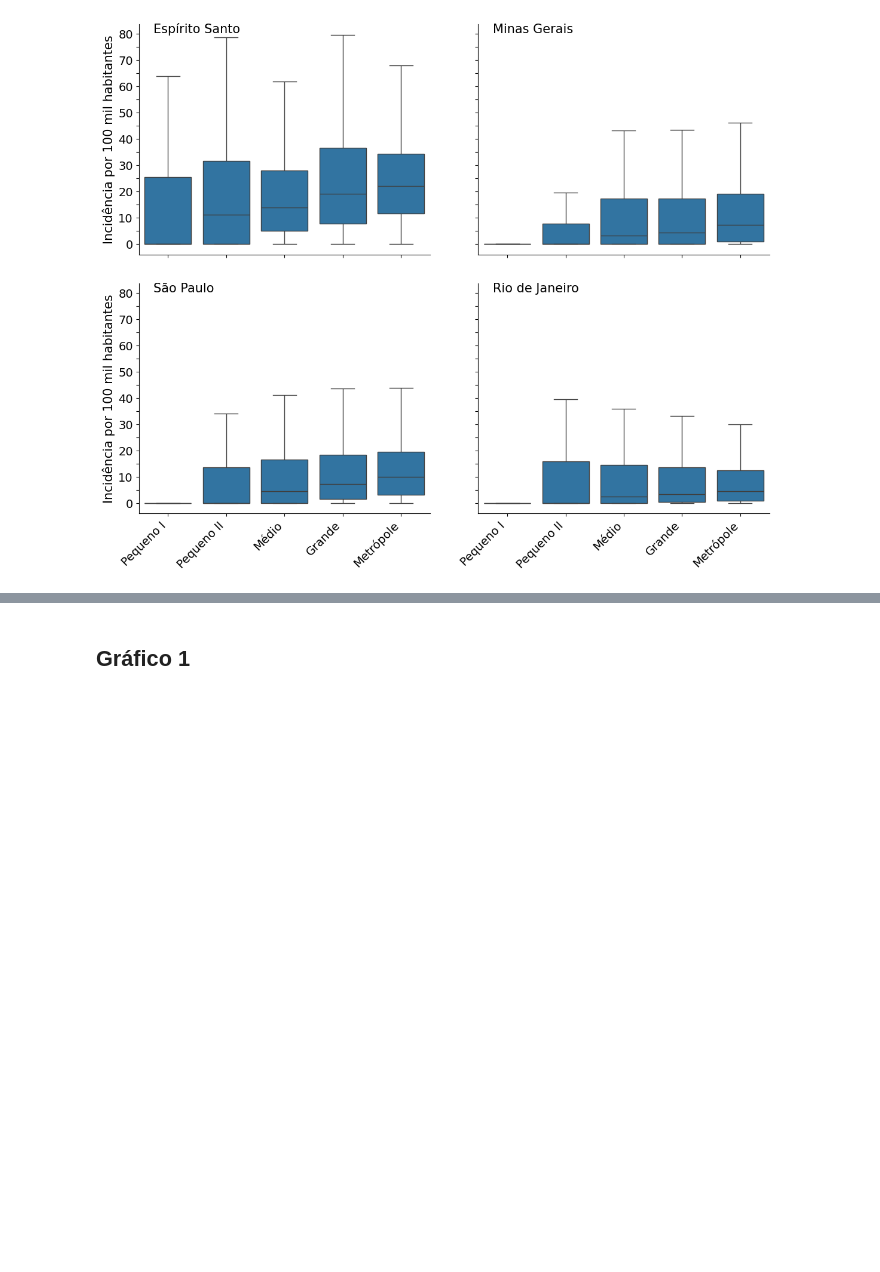
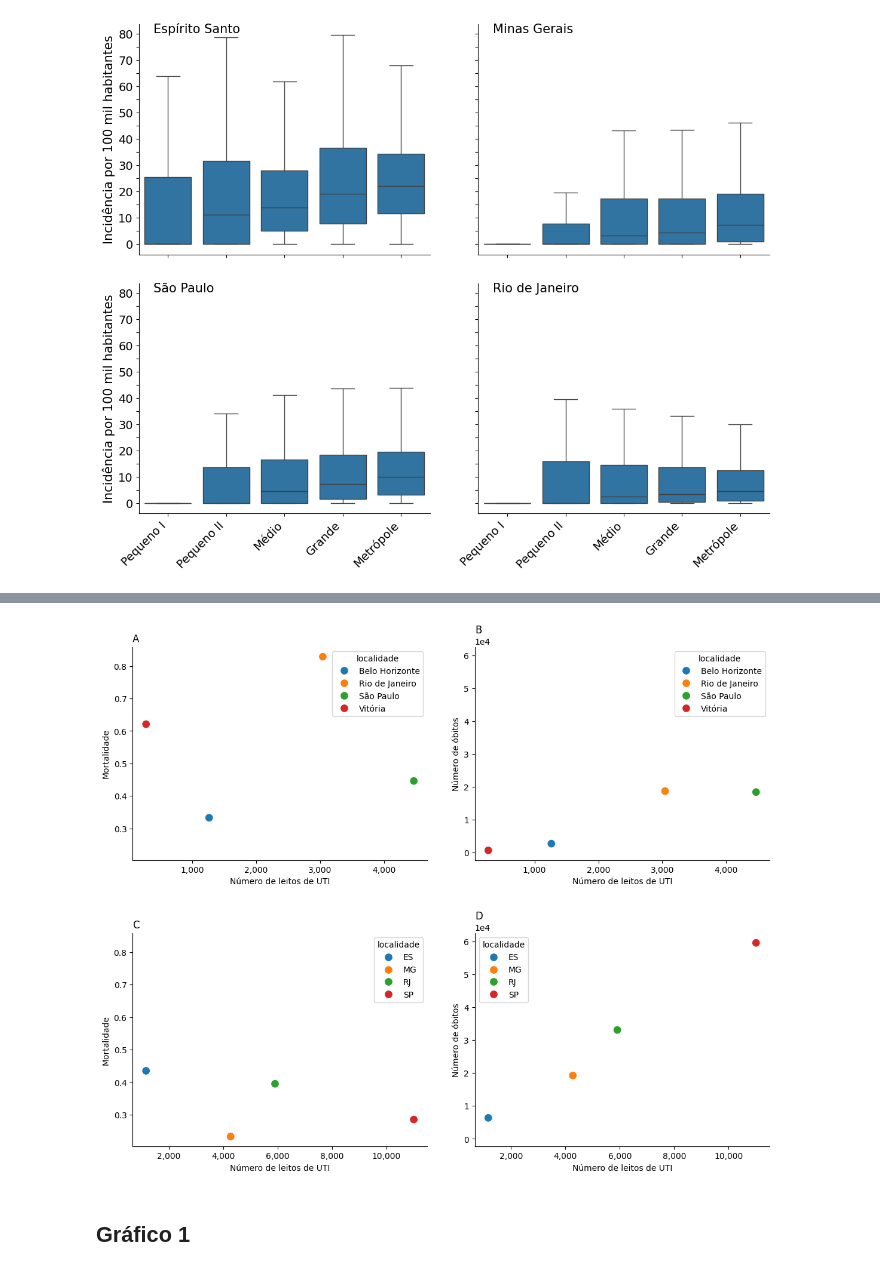
Before and after one commit to carloszan/covid, a Jupyter notebook: analises/7.graficos/graficos.ipynb, the cells around one changed output, grey strips where cells are left out. Drawn from its saved outputs; the diff is of its cells as text; code cells hidden in the pictures; blank space fills up the shorter version.

Commit message:
adicionar notação cientifica

```diff
--- a/analises/7.graficos/graficos.ipynb
+++ b/analises/7.graficos/graficos.ipynb
@@ -396,6 +392,7 @@ def dispersao(df_leitos):
     }
     metricas = {'obitos_novos': 'sum', 'mortalidade': 'mean'}
 
+    # Preparar os dados
     df_capitais = df[df.municipio.isin(capitais.values())].groupby(
         'municipio').agg(metricas).reset_index().rename(columns={'municipio': 'localidade'})
     df_plot_capitais = df_capitais.merge(df_leitos, on='localidade')
@@ -404,39 +401,48 @@ def dispersao(df_leitos):
         'estado').agg(metricas).reset_index().rename(columns={'estado': 'localidade'})
     df_plot_estados = df_estados.merge(df_leitos, on='localidade')
 
+    # Preparar biblioteca de gráficos
     fig, axs = plt.subplots(2, 2, figsize=(12, 10))
     axs[0, 0].sharey(axs[1, 0])
     axs[0, 1].sharey(axs[1, 1])
 
     xlabel = "Número de leitos de UTI"
 
     sns.scatterplot(data=df_plot_capitais, hue='localidade', s=100,
                     x='n_leitos_uti_adulto',
                     y='mortalidade', ax=axs[0, 0]).set_title("A", loc='left')
     sns.scatterplot(data=df_plot_capitais, hue='localidade', s=100,
                     x='n_leitos_uti_adulto',
                     y='obitos_novos', ax=axs[0, 1]).set_title("B", loc='left')
 
     sns.scatterplot(data=df_plot_estados, hue='localidade', s=100,
                     x='n_leitos_uti_adulto',
                     y='mortalidade', ax=axs[1, 0]).set_title("C", loc='left')
     sns.scatterplot(data=df_plot_estados, hue='localidade', s=100,
                     x='n_leitos_uti_adulto',
                     y='obitos_novos', ax=axs[1, 1]).set_title("D", loc='left')
 
+    # Aplica notação cientifica
+    for ax in [axs[0,1], axs[1,1]]:
+        ax.ticklabel_format(axis='y', style='sci', scilimits=(0,0))
+
     for i in range(2):
         for j in range(2):
             axs[i, j].set_xlabel(xlabel)
             axs[i, j].spines['top'].set_visible(False)
             axs[i, j].spines['right'].set_visible(False)
             if j == 1:
                 ylabel = "Número de óbitos"
             else:
                 ylabel = "Mortalidade"
             axs[i, j].set_ylabel(ylabel)
 
-    plt.tight_layout()
+    plt.tight_layout(pad=3)
     plt.show()
+
+dispersao(df_leitos)
+# %% [output]
+[figure, added]
 # %% [markdown]
 ## Gráfico 1
 # %%
```
Also changed, not shown: parts of 3 cells of this notebook.
